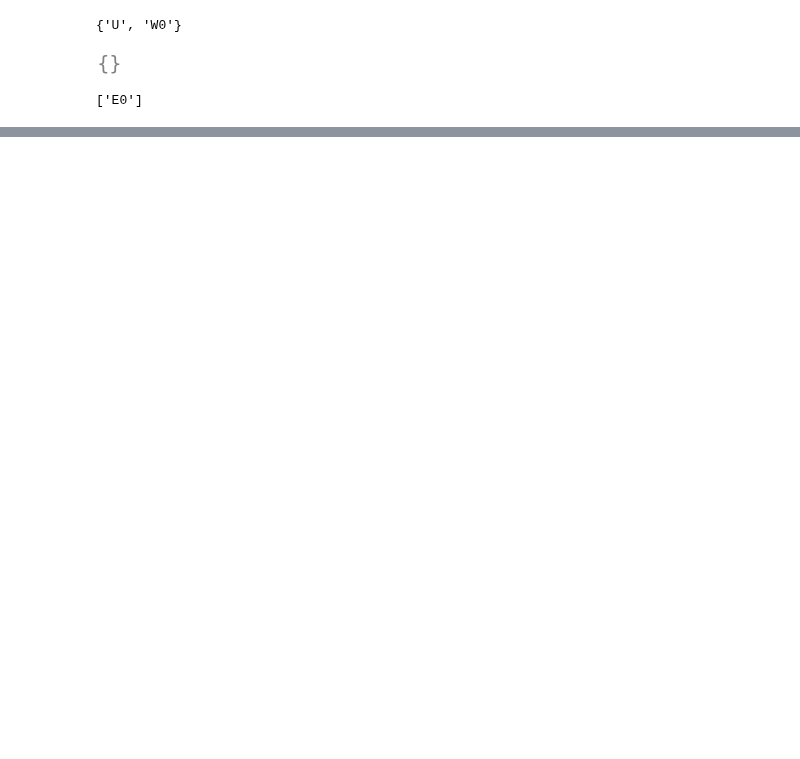
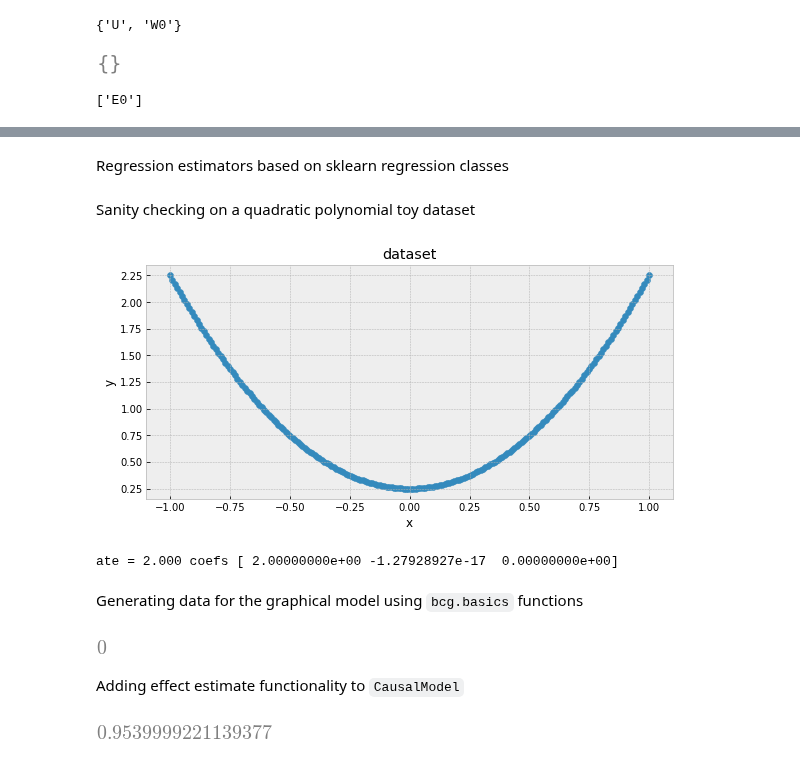
Before and after one commit to eschmidt42/bcg, a Jupyter notebook: notebooks/02_causal_model.ipynb, the cells around one changed output, grey strips where cells are left out. Drawn from its saved outputs; the diff is of its cells as text; code cells hidden in the pictures; blank space fills up the shorter version.

Commit message:
added estmate_effect method to CausalModel using LinearRegression estimator

```diff
--- a/notebooks/02_causal_model.ipynb
+++ b/notebooks/02_causal_model.ipynb
@@ -341 +352,3 @@ Instrumental variable: None
  'instrumental_variable': None}
+# %% [markdown]
+Regression estimators based on sklearn regression classes
@@ -341,0 +382,23 @@ Instrumental variable: None
+# %% [markdown]
+Sanity checking on a quadratic polynomial toy dataset
+# %%
+X = np.linspace(-1, 1, 200)
+X = np.array([X**2, X, np.ones(len(X))*.5]).T
+w = np.array([2, 0, .5])
+y = X @ w
+
+fig, ax = plt.subplots(figsize=(8,4), constrained_layout=True)
+ax.scatter(X[:,-2], y)
+ax.set(xlabel='x', ylabel='y', title='dataset')
+plt.show()
+# %% [output]
+[figure, added]
+# %%
+model_type = 'linear_regression'
+model_kwargs = {}
+estimator = RegressionEstimator(model_type, model_kwargs)
+estimator.fit(X, y)
+ate = estimator.estimate_effect(X=X, ix=0, treatment=1, control=0)
+print(f'ate = {ate:.3f} coefs {estimator.m.coef_}')
+# %% [output]
+ate = 2.000 coefs [ 2.00000000e+00 -1.27928927e-17  0.00000000e+00]
@@ -341,0 +408,2 @@ Instrumental variable: None
+# %% [markdown]
+Generating data for the graphical model using `bcg.basics` functions
@@ -342,2 +430,8 @@ Instrumental variable: None
+# %%
+not_target.index('V0')
+# %% [output]
+[figure, added]
+# %% [markdown]
+Adding effect estimate functionality to `CausalModel`
 # %%
 #export
@@ -358,2 +463,17 @@ def estimate_effect(self, estimands:dict, causal_method:str,
 
 CausalModel.estimate_effect = estimate_effect
+# %%
+causal_method = 'backdoor'
+model_type = 'linear_regression'
+model_params = dict()
+control_value = 0
+treatment_name = 'v0'
+treatment_value = 1
+effect_modifiers = effect_modifiers
+target_unit = 'ate'
+cm.estimate_effect(estimands, control_value, treatment_name, treatment_value,
+                   obs, outcome=outcome, causal_method=causal_method, model_type=model_type,
+                   target_unit=target_unit, effect_modifiers=effect_modifiers,
+                   model_params=model_params)
+# %% [output]
+[figure, added]
```
Also changed, not shown: parts of 11 cells of this notebook.
